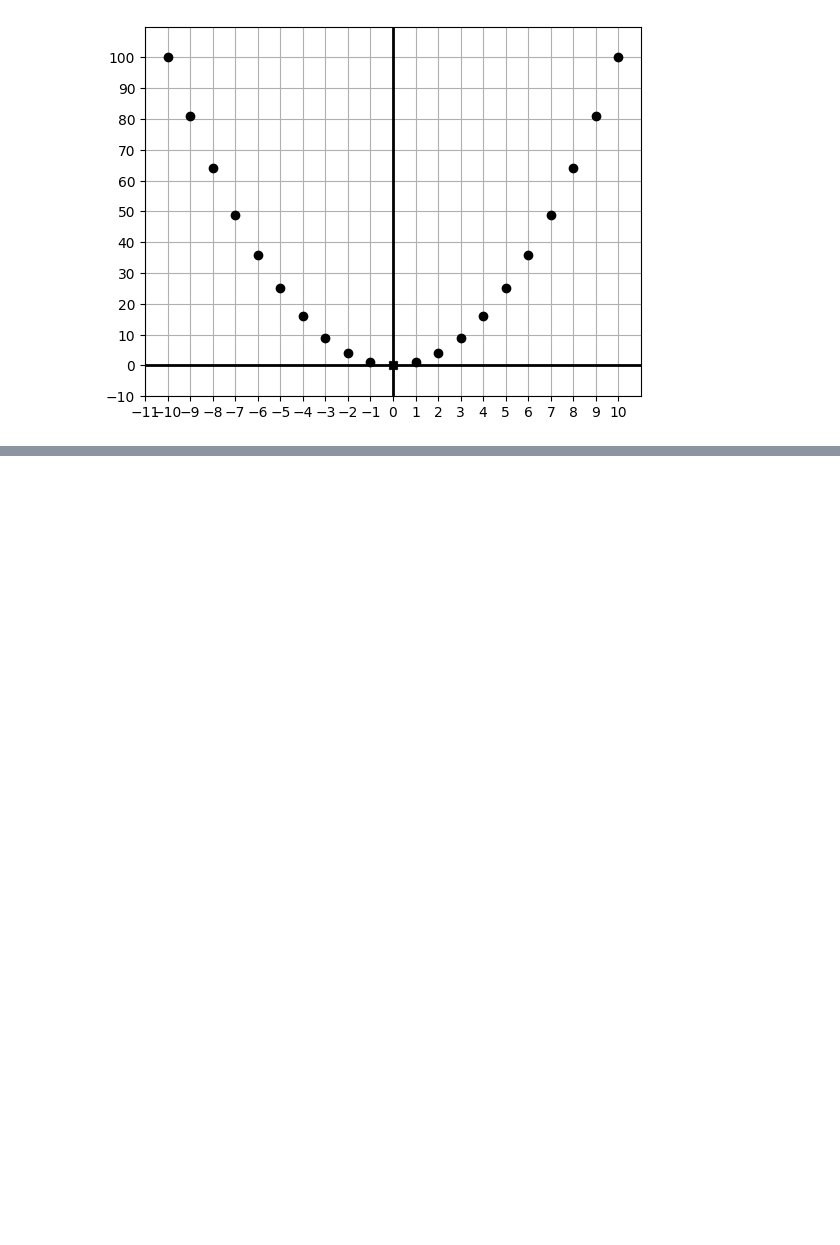
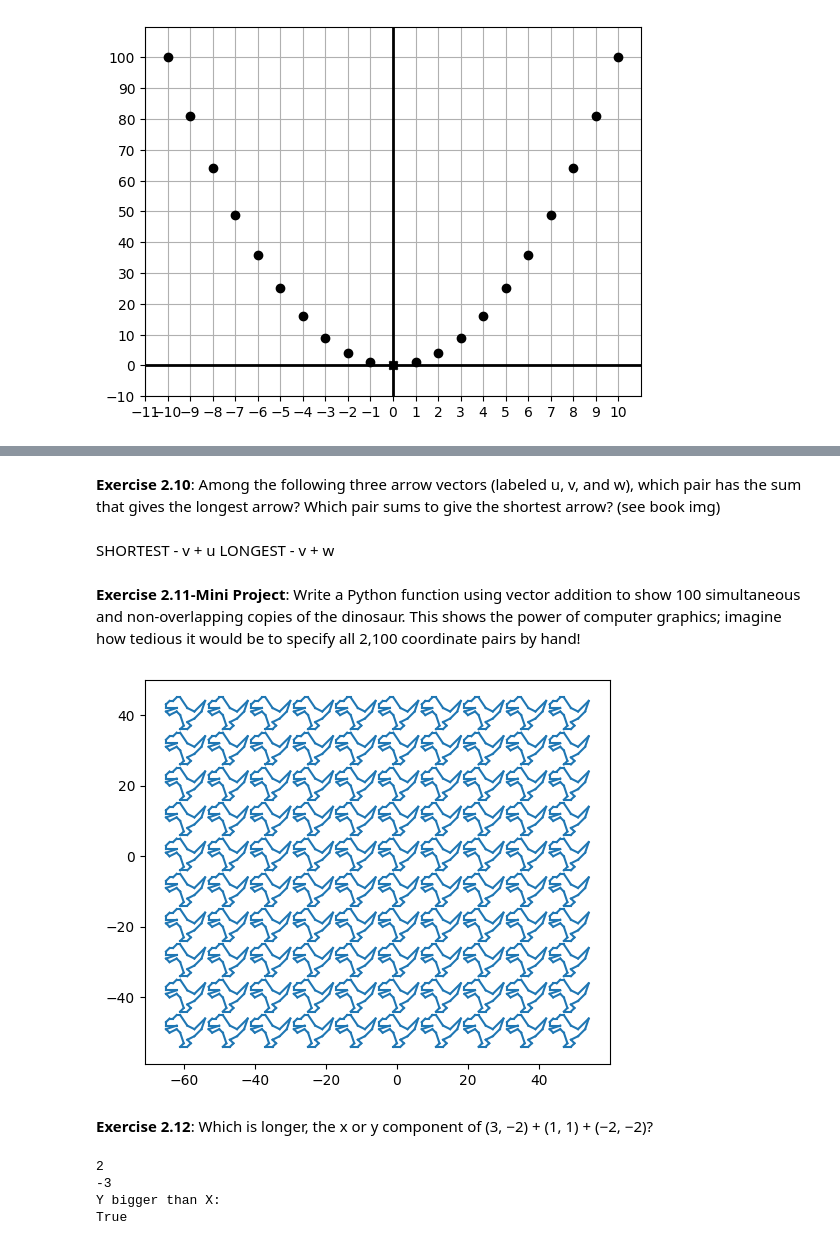
Before and after one commit to dainank/programming-math, a Jupyter notebook: A-VectorsAndGraphics/2-Drawing2DVectors/Chapter 02 Practice.ipynb, the cells around one changed output, grey strips where cells are left out. Saved outputs shown, nothing was run; the diff lists cells and outputs as text; code cells hidden in the pictures; blank space fills up the shorter version.

```diff
--- a/A-VectorsAndGraphics/2-Drawing2DVectors/Chapter 02 Practice.ipynb
+++ b/A-VectorsAndGraphics/2-Drawing2DVectors/Chapter 02 Practice.ipynb
@@ -71,0 +121,8 @@ draw(
+# %%
+the_translation = (1,1)
+the_vectors     = [(0,0), (0,1,), (-3,-3)]
+
+def translate(translation, vectors):
+   return [add(translation, v) for v in vectors]
+
+print(translate(the_translation, the_vectors))
@@ -71,0 +158,36 @@ draw(
+# %% [markdown]
+**Exercise 2.10**: Among the following three arrow vectors (labeled u, v, and w), which pair has the sum that gives the longest arrow? Which pair sums to give the shortest arrow? (see book img)
+# %% [markdown]
+SHORTEST - v + u
+LONGEST - v + w
+# %% [markdown]
+**Exercise 2.11-Mini Project**: Write a Python function using vector addition to show 100 simultaneous and non-overlapping copies of the dinosaur. This shows the power of computer graphics; imagine how tedious it would be to specify all 2,100 coordinate pairs by hand!
+# %%
+def hundred_dinos():
+    translations = [(12 * x, 10 * y)
+                    for x in range(-5, 5) # 10
+                    for y in range(-5, 5)] # 10
+    dinos = [Polygon(*translate(t, dino_vectors), color=blue)
+             for t in translations]
+    draw(*dinos, grid=None, axes=None, origin=None)
+
+
+hundred_dinos()
+# %% [output]
+[figure, added]
+# %% [markdown]
+**Exercise 2.12**: Which is longer, the x or y component of (3, −2) + (1, 1) + (−2, −2)?
+# %%
+x212 = 3 + 1 - 2
+y212 = -2 + 1 - 2
+
+print(x212)
+print(y212)
+
+print("Y bigger than X: ")
+print(abs(y212) > abs(x212)) # y bigger than x
+# %% [output]
+2
+-3
+Y bigger than X:
+True
```
Also changed, not shown: parts of 40 cells of this notebook, 3 other files.
